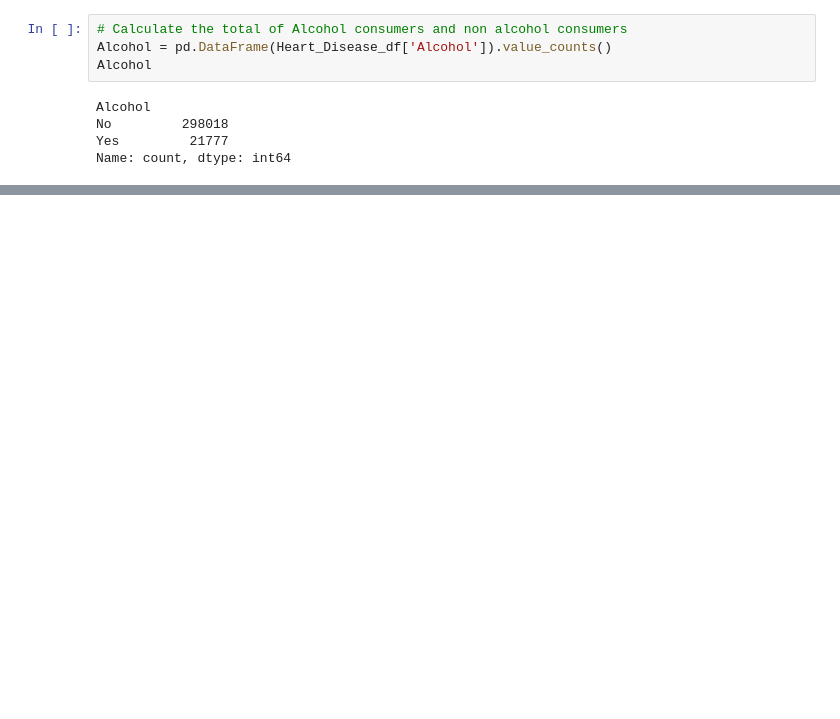
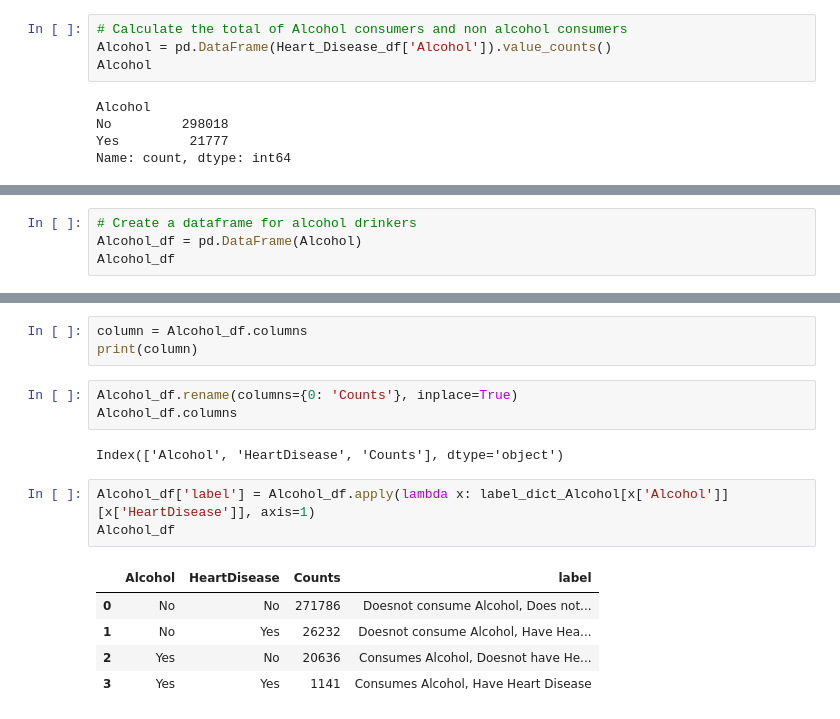
Before and after one commit to prez212/Project1-Team6, a Jupyter notebook: Heart_Disease_Predictor.ipynb, the cells around one changed output, grey strips where cells are left out. Saved outputs shown, nothing was run; the diff lists cells and outputs as text; blank space fills up the shorter version.

```diff
--- a/Heart_Disease_Predictor.ipynb
+++ b/Heart_Disease_Predictor.ipynb
@@ -113,3 +156,7 @@ No       No              271786
 Yes      No               20636
          Yes               1141
 dtype: int64
+# %%
+# Create a dataframe for alcohol drinkers
+Alcohol_df = pd.DataFrame(Alcohol)
+Alcohol_df
@@ -116 +191,18 @@ dtype: int64
+# %%
+column = Alcohol_df.columns
+print(column)
+# %%
+Alcohol_df.rename(columns={0: 'Counts'}, inplace=True)
+Alcohol_df.columns
+# %% [output]
+Index(['Alcohol', 'HeartDisease', 'Counts'], dtype='object')
+# %%
+Alcohol_df['label'] = Alcohol_df.apply(lambda x: label_dict_Alcohol[x['Alcohol']][x['HeartDisease']], axis=1)
+Alcohol_df
+# %% [output]
+|  | Alcohol | HeartDisease | Counts | label |
+| 0 | No | No | 271786 | Doesnot consume Alcohol, Does not... |
+| 1 | No | Yes | 26232 | Doesnot consume Alcohol, Have Hea... |
+| 2 | Yes | No | 20636 | Consumes Alcohol, Doesnot have He... |
+| 3 | Yes | Yes | 1141 | Consumes Alcohol, Have Heart Disease |
 # %%
```
Also changed, not shown: parts of 11 cells of this notebook, 4 other files.
